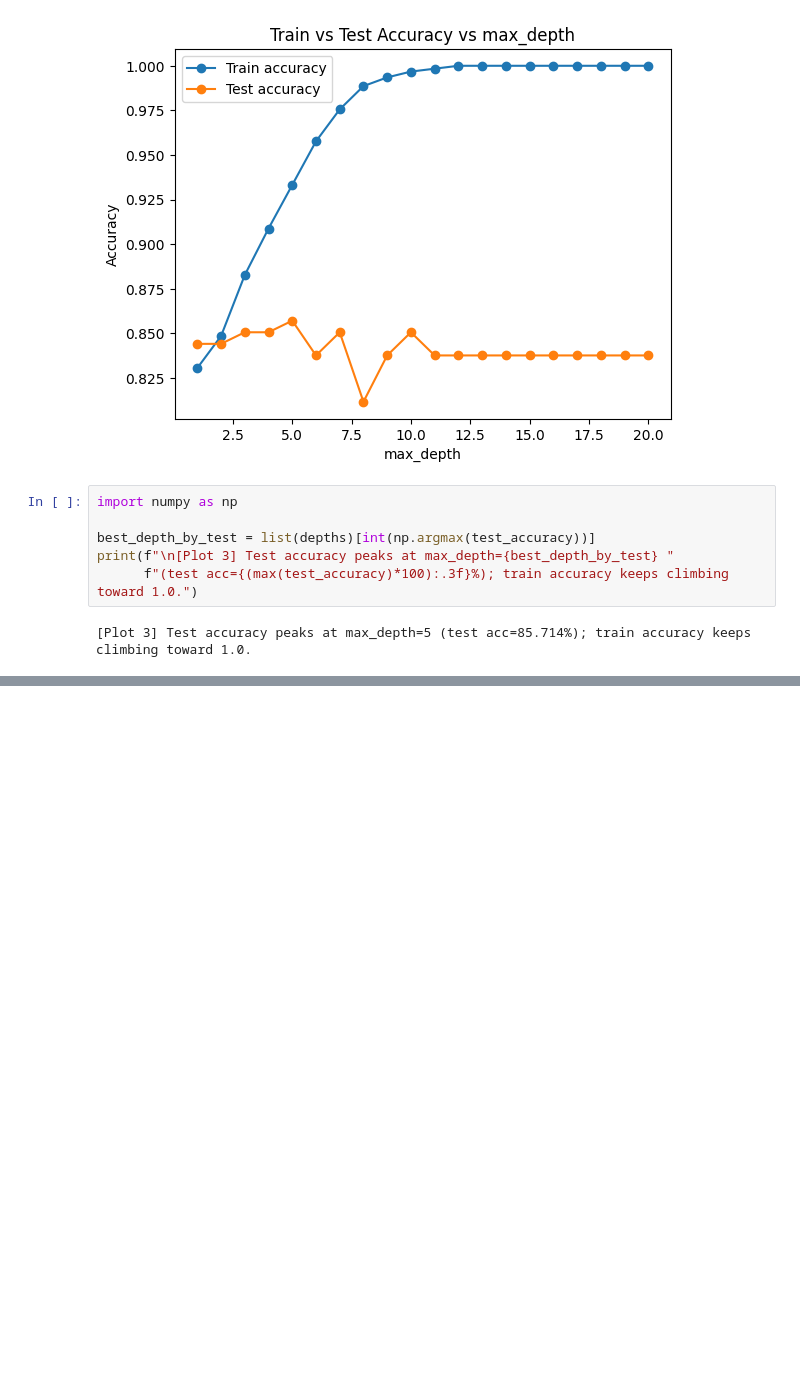
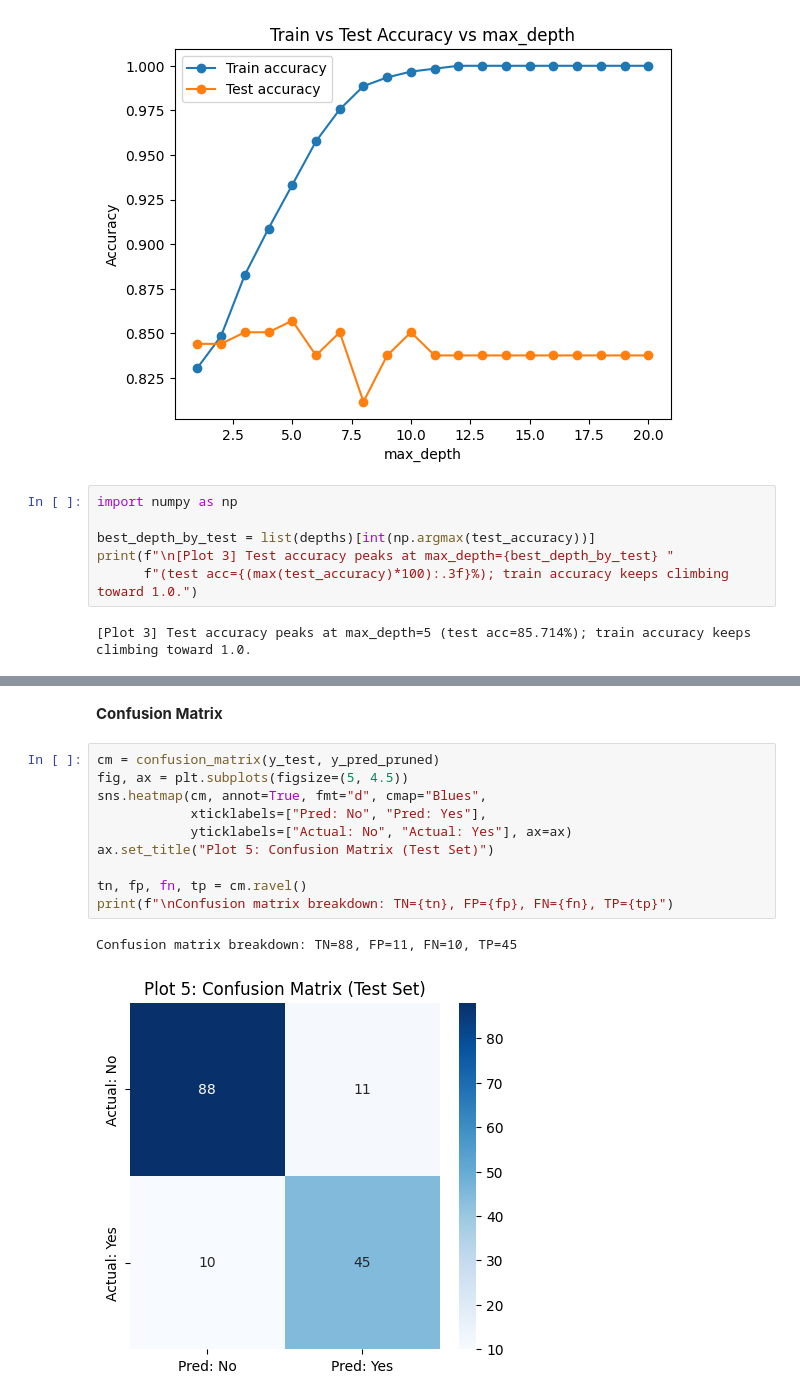
Before and after one commit to fatimaimran22/AI-ML, a Jupyter notebook: decision_trees/DecisionTree.ipynb, the cells around one changed output, grey strips where cells are left out. Cells and saved outputs as stored; diff of their text form; blank space fills up the shorter version.

```diff
--- a/decision_trees/DecisionTree.ipynb
+++ b/decision_trees/DecisionTree.ipynb
@@ -194,0 +315,15 @@ print(f"\n[Plot 3] Test accuracy peaks at max_depth={best_depth_by_test} "
+# %% [markdown]
+**Confusion Matrix**
+# %%
+cm = confusion_matrix(y_test, y_pred_pruned)
+fig, ax = plt.subplots(figsize=(5, 4.5))
+sns.heatmap(cm, annot=True, fmt="d", cmap="Blues",
+            xticklabels=["Pred: No", "Pred: Yes"],
+            yticklabels=["Actual: No", "Actual: Yes"], ax=ax)
+ax.set_title("Plot 5: Confusion Matrix (Test Set)")
+
+tn, fp, fn, tp = cm.ravel()
+print(f"\nConfusion matrix breakdown: TN={tn}, FP={fp}, FN={fn}, TP={tp}")
+# %% [output]
+Confusion matrix breakdown: TN=88, FP=11, FN=10, TP=45
+[figure, added]
```
Also changed, not shown: parts of 19 cells of this notebook.
